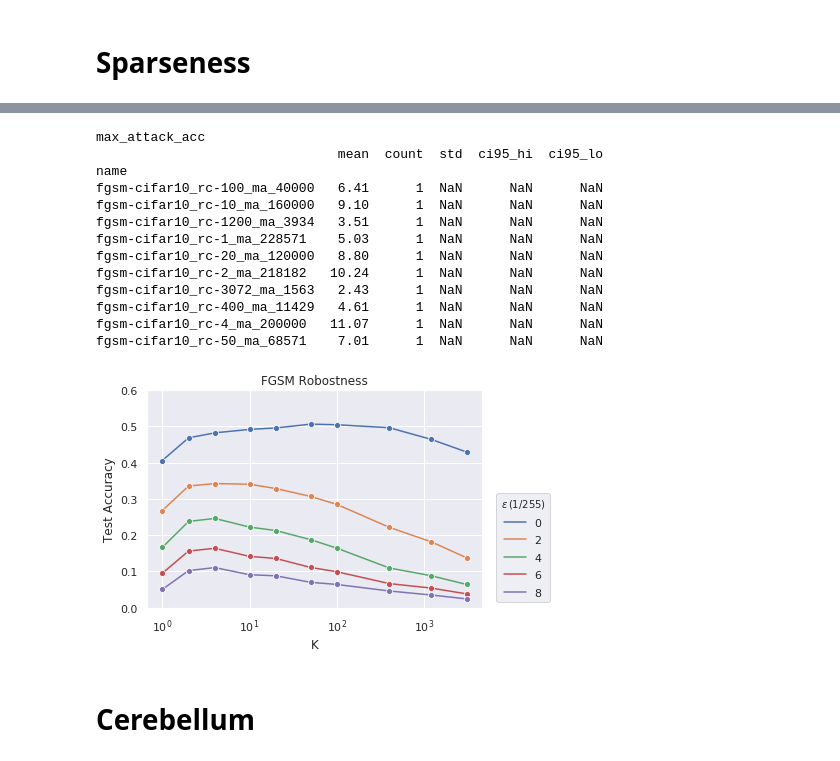
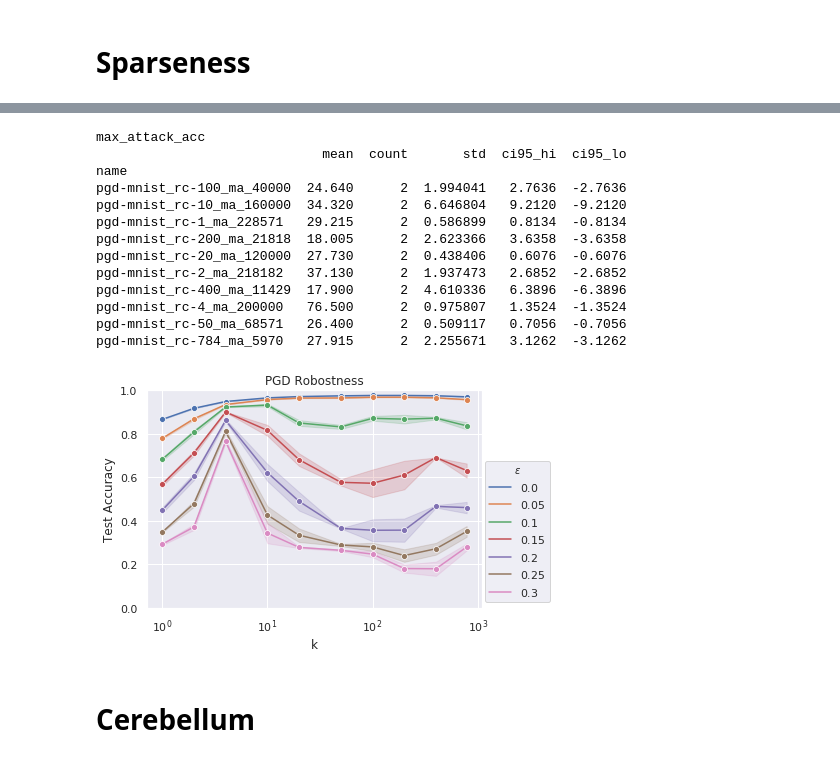
Before and after one commit to liuyuezhang/cerebellum, a Jupyter notebook: notebook/plot.ipynb, the cells around one changed output, grey strips where cells are left out. Cells and saved outputs as stored; diff of their text form; code cells hidden in the pictures.

```diff
--- a/notebook/plot.ipynb
+++ b/notebook/plot.ipynb
@@ -132,7 +134,7 @@ for run in runs:
 
         best_train_acc = history['best_train_acc'].dropna().item() * 100
         best_test_acc = history['best_test_acc'].dropna().item() * 100
-        name = run.name[:-2]
+        name = env + '_' + method + '_' + ltd + '_' + str(n)
         table = table.append(pd.DataFrame(
             {'best_train_acc': best_train_acc, 'best_test_acc': best_test_acc, 'name': name}, index=[run.name]))
 
@@ -356,10 +359,8 @@ plt.savefig('/home/liuyuezhangadam/Desktop/cerebellum/fig/ltd_'+ENV+'.png', dpi=
 # %% [markdown]
 # Sparseness
 # %%
-# ENV = 'mnist'
-# K = [1, 2, 4, 10, 20, 50, 100, 200, 400, 784]
-ENV = 'cifar10'
-K = [1, 2, 4, 10, 20, 50, 100, 400, 1200, 3072]
+ENV = 'mnist'
+K = [1, 2, 4, 10, 20, 50, 100, 200, 400, 784]
 METHOD = ['rc']
 LTD = ['ma']
 
@@ -382,13 +383,13 @@ for run in runs:
             temp['best_train_acc'] = history['best_train_acc'].dropna()
             temp['best_test_acc'] = history['best_test_acc'].dropna()
             temp['Granule'] = method
-            temp['K'] = k
+            temp['k'] = k
             temp['seed'] = seed
             df = df.append(temp)
 
             best_train_acc = history['best_train_acc'].dropna().item() * 100
             best_test_acc = history['best_test_acc'].dropna().item() * 100
-            name = run.name[:-2]
+            name = env + '_' + method + '-' + str(k) + '_' + ltd + '_' + str(n)
             table = table.append(pd.DataFrame(
                 {'best_train_acc': best_train_acc, 'best_test_acc': best_test_acc, 'name': name}, index=[run.name]))
 
@@ -424,13 +429,10 @@ plt.savefig('/home/liuyuezhangadam/Desktop/cerebellum/fig/sparse_'+ENV+'.png', d
 # %%
-ATTACK = 'fgsm'
-# ENV = ATTACK + '-mnist'
-# K = [1, 2, 4, 10, 20, 50, 100, 200, 400, 784]
-ENV = ATTACK + '-cifar10'
-K = [1, 2, 4, 10, 20, 50, 100, 400, 1200, 3072]
+ATTACK = 'pgd'
+ENV = ATTACK + '-mnist'
+K = [1, 2, 4, 10, 20, 50, 100, 200, 400, 784]
 
 METHOD = ['rc']
 LTD = ['ma']
-SEED = [0, 1]
 
 df = pd.DataFrame()
 table = pd.DataFrame()
@@ -444,49 +446,51 @@ for run in runs:
         n = int(m.group(5))
         seed = int(m.group(6))
 
-        if env == ENV and method in METHOD and k in K and ltd in LTD and seed in SEED:
+        if env == ENV and method in METHOD and k in K and ltd in LTD:
             temp = pd.DataFrame()
             history = run.history(samples=1000)
 
             temp['attack_acc'] = history['attack_acc'].dropna()
+#             temp[''] = history['eps'].dropna().apply(
+#                 lambda x: '${}$'.format(int(x * 255)))
             temp[''] = history['eps'].dropna().apply(
-                lambda x: '${}$'.format(int(x * 255)))
-            temp['K'] = k
+                lambda x: '${}$'.format(x))
+            temp['k'] = k
             temp['Granule'] = method
             temp['seed'] = seed
             df = df.append(temp)
 
             max_attack_acc = history['max_attack_acc'].dropna().item() * 100
-            name = run.name[:-2]
+            name = env + '_' + method + '-' + str(k) + '_' + ltd + '_' + str(n)
             table = table.append(pd.DataFrame(
                 {'max_attack_acc': max_attack_acc, 'name': name}, index=[run.name]))
 
 calc_c95(table, 'max_attack_acc')
 # %% [output]
 max_attack_acc
-                               mean  count  std  ci95_hi  ci95_lo
+                             mean  count       std  ci95_hi  ci95_lo
 name
-fgsm-cifar10_rc-100_ma_40000   6.41      1  NaN      NaN      NaN
-fgsm-cifar10_rc-10_ma_160000   9.10      1  NaN      NaN      NaN
-fgsm-cifar10_rc-1200_ma_3934   3.51      1  NaN      NaN      NaN
-fgsm-cifar10_rc-1_ma_228571    5.03      1  NaN      NaN      NaN
-fgsm-cifar10_rc-20_ma_120000   8.80      1  NaN      NaN      NaN
-fgsm-cifar10_rc-2_ma_218182   10.24      1  NaN      NaN      NaN
-fgsm-cifar10_rc-3072_ma_1563   2.43      1  NaN      NaN      NaN
-fgsm-cifar10_rc-400_ma_11429   4.61      1  NaN      NaN      NaN
-fgsm-cifar10_rc-4_ma_200000   11.07      1  NaN      NaN      NaN
-fgsm-cifar10_rc-50_ma_68571    7.01      1  NaN      NaN      NaN
+pgd-mnist_rc-100_ma_40000  24.640      2  1.994041   2.7636  -2.7636
+pgd-mnist_rc-10_ma_160000  34.320      2  6.646804   9.2120  -9.2120
+pgd-mnist_rc-1_ma_228571   29.215      2  0.586899   0.8134  -0.8134
+pgd-mnist_rc-200_ma_21818  18.005      2  2.623366   3.6358  -3.6358
+pgd-mnist_rc-20_ma_120000  27.730      2  0.438406   0.6076  -0.6076
+pgd-mnist_rc-2_ma_218182   37.130      2  1.937473   2.6852  -2.6852
+pgd-mnist_rc-400_ma_11429  17.900      2  4.610336   6.3896  -6.3896
+pgd-mnist_rc-4_ma_200000   76.500      2  0.975807   1.3524  -1.3524
+pgd-mnist_rc-50_ma_68571   26.400      2  0.509117   0.7056  -0.7056
+pgd-mnist_rc-784_ma_5970   27.915      2  2.255671   3.1262  -3.1262
 # %%
-ax = sns.lineplot(x='K', y='attack_acc', hue='', ci=95, n_boot=1000, marker='o',
+ax = sns.lineplot(x='k', y='attack_acc', hue='', ci=95, n_boot=1000, marker='o',
                   data=df)
-ax.set(title=ATTACK.upper() + ' Robostness', xlabel='K', xscale='log', ylabel='Test Accuracy')
-# plt.ylim(0.0, 1.0)
-# lgd = plt.legend(loc='lower right', title='$\epsilon$', bbox_to_anchor=(1.22, 0))
-plt.ylim(0.0, 0.6)
-lgd = plt.legend(loc='lower right', title='$\epsilon\,(1/255)$', bbox_to_anchor=(1.22, 0))
-plt.savefig('/home/liuyuezhangadam/Desktop/cerebellum/fig/sparse_'+ENV+'.png', dpi=300, bbox_extra_artists=(lgd,), bbox_inches='tight')
+ax.set(title=ATTACK.upper() + ' Robostness', xlabel='k', xscale='log', ylabel='Test Accuracy')
+plt.ylim(0.0, 1.0)
+lgd = plt.legend(loc='lower right', title='$\epsilon$', bbox_to_anchor=(1.22, 0))
+# plt.ylim(0.0, 0.6)
+# lgd = plt.legend(loc='lower right', title='$\epsilon\,(1/255)$', bbox_to_anchor=(1.22, 0))
+plt.savefig('/home/liuyuezhangadam/Desktop/cerebellum/fig/ltd+sparse_'+ENV+'.png', dpi=300, bbox_extra_artists=(lgd,), bbox_inches='tight')
 # %% [output]
-[figure, old version]
+[figure, new version]
 # %% [markdown]
 # Cerebellum
 # %%
```
Also changed, not shown: parts of 18 cells of this notebook, 9 other files.
